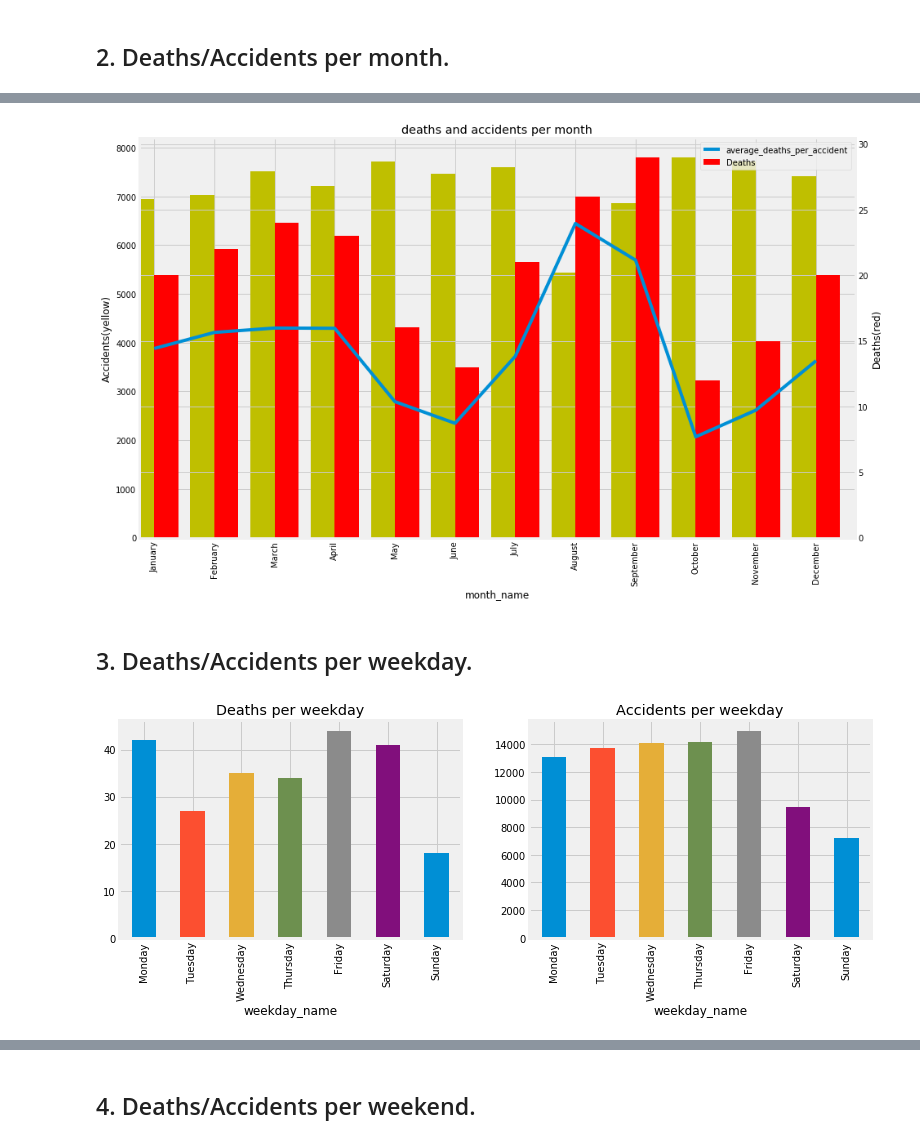
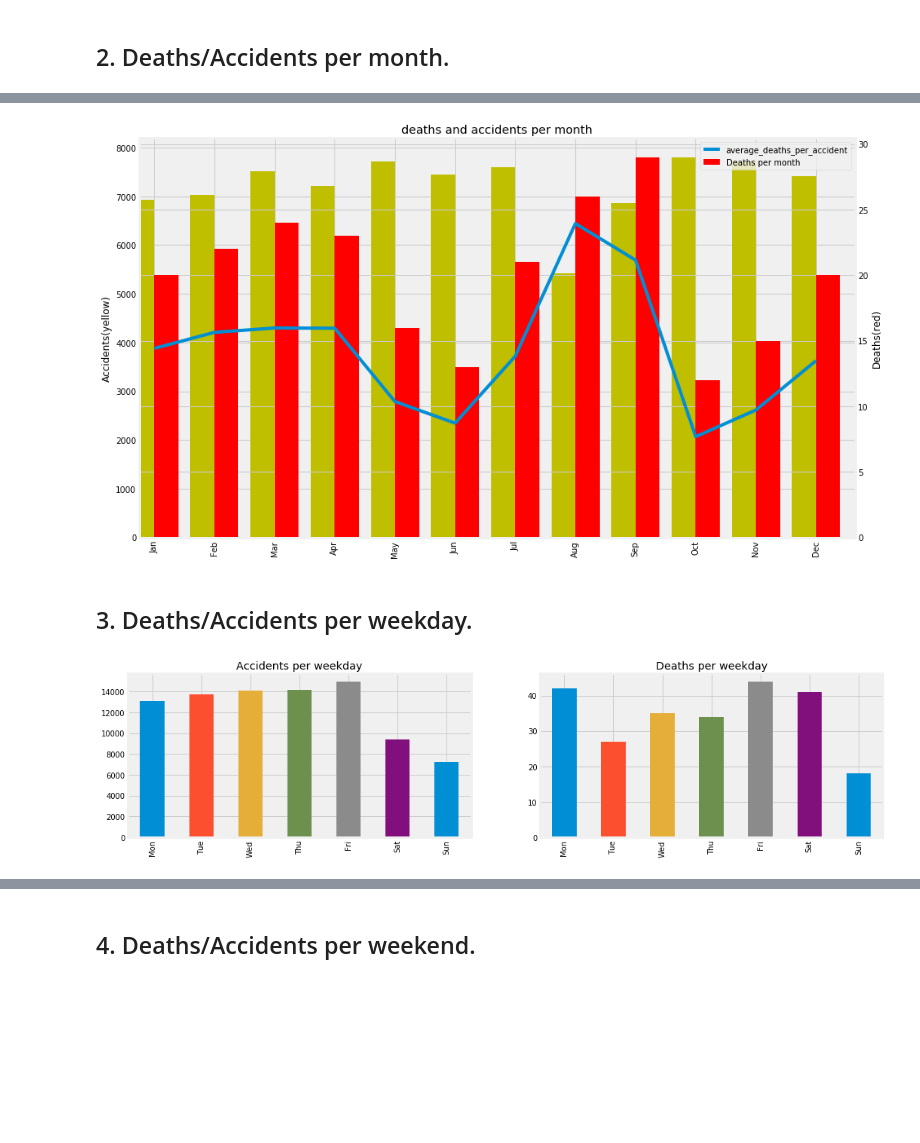
Before and after one commit to AlexChicote/BarcelonaAccidents, a Jupyter notebook: BarcelonaAccidents-2010-2018-Plotting-Accidents.ipynb, the cells around one changed output, grey strips where cells are left out. Saved outputs shown, nothing was run; the diff lists cells and outputs as text; code cells hidden in the pictures; blank space fills up the shorter version.

```diff
--- a/BarcelonaAccidents-2010-2018-Plotting-Accidents.ipynb
+++ b/BarcelonaAccidents-2010-2018-Plotting-Accidents.ipynb
@@ -236,5 +260,5 @@ plt.savefig('./charts/avg_accidents_deaths_per_month_2018.png');
 # %%
-mes['average_deaths_per_accident'] = mes['average']*5000
+mes['average_deaths_per_accident'] = mes['ratio']*5000
 #mes['average_target_per_accident'] = (mes['target']/mes['accidents_per_month'])*1000
 fig = plt.figure(figsize=(14, 9)) # Create matplotlib figure
 
@@ -243,8 +267,8 @@ ax2 = ax.twinx() # Create another axes that shares the same x-axis as ax.
 
 width = 0.4
 #plt.bar(shift, accidents_per_shift, color ='r', ax=ax, width=width, position=1)
-mes['accidents_per_month'].plot(kind='bar', color='y', ax=ax, width=width, position=1, label='Accidents')
-mes['deaths_per_month'].plot(kind='bar', color='r', ax=ax2, width=width, position=0, label='Deaths')
+mes['accidents'].plot(kind='bar', color='y', ax=ax, width=width, position=1, label='Accidents per month')
+mes['deaths'].plot(kind='bar', color='r', ax=ax2, width=width, position=0, label='Deaths per month')
 #mes['average_target_per_accident'].plot(kind='line')
 mes['average_deaths_per_accident'].plot(kind='line')
 ax.set_ylabel('Accidents(yellow)')
@@ -255,23 +279,24 @@ plt.savefig('./charts/accidents_deaths_per_month2_2018.png');
 
 ###Summers are more dangerous
 # %% [output]
-[figure, old version]
+[figure, new version]
 # %% [markdown]
 ## 3. Deaths/Accidents per weekday.
 # %%
-setmana = accidents.groupby('weekday_name').agg({'#_deaths': 'sum', 'incident_#': 'count'})
+setmana = accidents.groupby('weekday_name').agg({'incident_#': 'count', '#_deaths': 'sum'})
 setmana = setmana.reindex(index = ['Monday', 'Tuesday', 'Wednesday', 'Thursday', 'Friday', 'Saturday', 'Sunday'])
-setmana.columns = ['deaths_per_weekday', 'accidents_per_weekday']
+setmana.columns = ['accidents', 'deaths']
+setmana.index = [x[0:3] for x in setmana.index]
 # %%
-setmana['average'] = setmana['deaths_per_weekday']/ setmana['accidents_per_weekday']
+setmana['ratio'] = setmana['deaths']/ setmana['accidents']
 #setmana['average_target'] = setmana['target']/ setmana['accidents_per_weekday']
-fig, axes = plt.subplots(1,2, figsize=(12,4))
-setmana['deaths_per_weekday'].plot(kind='bar', ax=axes[0], title='Deaths per weekday');
-setmana['accidents_per_weekday'].plot(kind='bar', ax=axes[1], title='Accidents per weekday');
+fig, axes = plt.subplots(1,2, figsize=(16,4))
+setmana['deaths'].plot(kind='bar',ax=axes[1], title='Deaths per weekday');
+setmana['accidents'].plot(kind='bar', ax=axes[0], title='Accidents per weekday');
 #mes['average'].plot(kind='bar', ax=axes[2]);
 
 
-plt.savefig('./charts/accidents_deaths_per_weekday_2018.png');
+plt.savefig('./charts/accidents_deaths_per_weekday_2018.png', bbox_inches = 'tight');
 # %% [output]
-[figure, old version]
+[figure, new version]
 # %%
```
Also changed, not shown: parts of 75 cells of this notebook, 1 other file.
